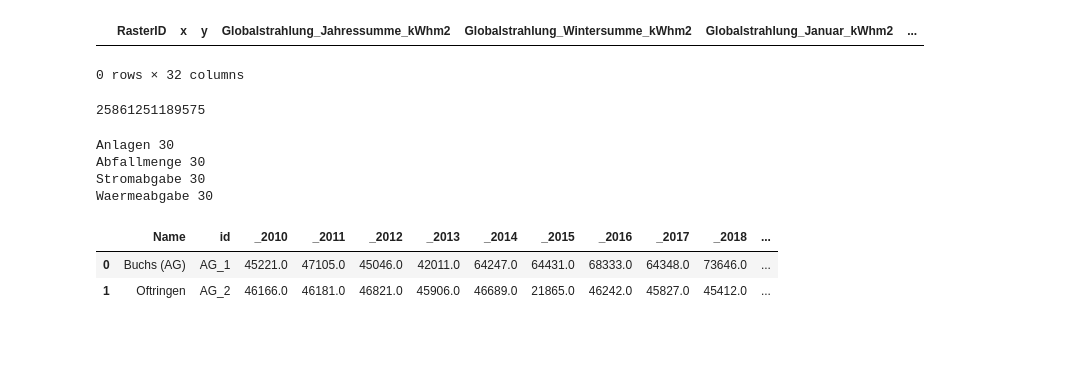
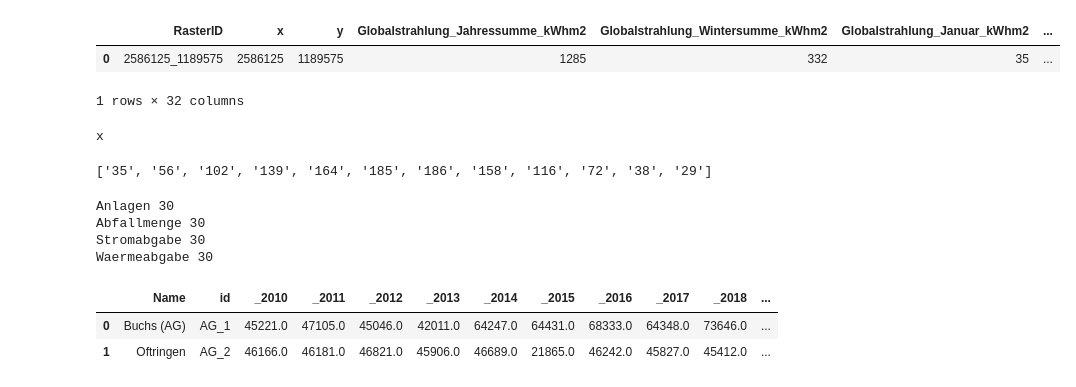
Before and after one commit to nrohrbach/Strahlung_Barchart, a Jupyter notebook: Strahlung_Barchart.ipynb, the cells around one changed output. Drawn from its saved outputs; the diff is of its cells as text; code cells hidden in the pictures; blank space fills up the shorter version.

```diff
--- a/Strahlung_Barchart.ipynb
+++ b/Strahlung_Barchart.ipynb
@@ -7,4 +5,4 @@ import geopandas as gpd
 import fiona
 import seaborn as sns
 # %%
-Neigung0 = gpd.read_file('Einstrahlung_Neigung_0.gpkg')
+dfNeigung0 = gpd.read_file('Einstrahlung_Neigung_0.gpkg')
@@ -27,9 +25,33 @@ Neigung0
 # %%
-Neigung0.query("RasterID == '2586125_1189575'")
+dfTest = dfNeigung0.query("RasterID == '2586125_1189575'")
-# %% [output]
-|  | RasterID | x | y | Globalstrahlung_Jahressumme_kWhm2 | Globalstrahlung_Wintersumme_kWhm2 | Globalstrahlung_Januar_kWhm2 | ... |
-0 rows × 32 columns
-# %%
-Test
-# %% [output]
-25861251189575
+# %%
+dfTest
+# %% [output]
+|  | RasterID | x | y | Globalstrahlung_Jahressumme_kWhm2 | Globalstrahlung_Wintersumme_kWhm2 | Globalstrahlung_Januar_kWhm2 | ... |
+| 0 | 2586125_1189575 | 2586125 | 1189575 | 1285 | 332 | 35 | ... |
+1 rows × 32 columns
+# %%
+for Id in dfTest['RasterID']:
+
+  values = []
+  values = [
+  dfTest.loc[0, 'Globalstrahlung_Januar_kWhm2'],
+  dfTest.loc[0, 'Globalstrahlung_Februar_kWhm2'],
+  dfTest.loc[0, 'Globalstrahlung_Maerz_kWhm2'],
+  dfTest.loc[0, 'Globalstrahlung_April_kWhm2'],
+  dfTest.loc[0, 'Globalstrahlung_Mai_kWhm2'],
+  dfTest.loc[0, 'Globalstrahlung_Juni_kWhm2'],
+  dfTest.loc[0, 'Globalstrahlung_Juli_kWhm2'],
+  dfTest.loc[0, 'Globalstrahlung_August_kWhm2'],
+  dfTest.loc[0, 'Globalstrahlung_September_kWhm2'],
+  dfTest.loc[0, 'Globalstrahlung_Oktober_kWhm2'],
+  dfTest.loc[0, 'Globalstrahlung_November_kWhm2'],
+  dfTest.loc[0, 'Globalstrahlung_Dezember_kWhm2'],
+  ]
+  print('x')
+# %% [output]
+x
+# %%
+values
+# %% [output]
+['35', '56', '102', '139', '164', '185', '186', '158', '116', '72', '38', '29']
```
Also changed, not shown: parts of 4 cells of this notebook.
